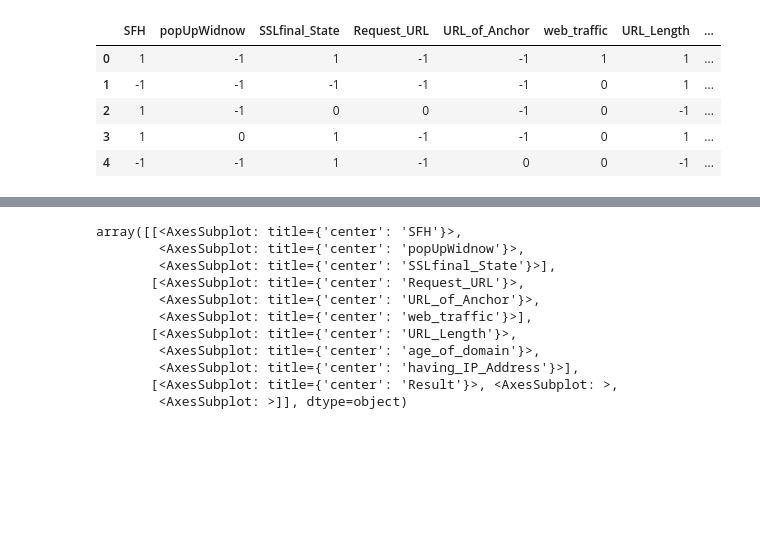
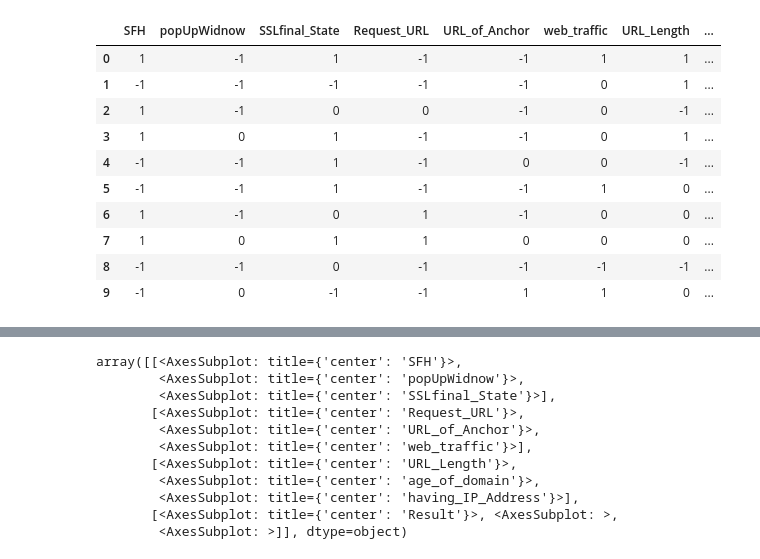
Before and after one commit to juto-shogan/Cyber-Attack, a Jupyter notebook: cyber-attack.ipynb, the cells around one changed output, grey strips where cells are left out. Drawn from its saved outputs; the diff is of its cells as text; code cells hidden in the pictures; blank space fills up the shorter version.

```diff
--- a/cyber-attack.ipynb
+++ b/cyber-attack.ipynb
@@ -4,14 +4,19 @@ import pandas as pd
 import matplotlib.pyplot as plt
 # %%
 df = pd.read_csv("phishing_data.csv")
-df.head()
+df.head(10)
 # %% [output]
 |  | SFH | popUpWidnow | SSLfinal_State | Request_URL | URL_of_Anchor | web_traffic | URL_Length | ... |
 | 0 | 1 | -1 | 1 | -1 | -1 | 1 | 1 | ... |
 | 1 | -1 | -1 | -1 | -1 | -1 | 0 | 1 | ... |
 | 2 | 1 | -1 | 0 | 0 | -1 | 0 | -1 | ... |
 | 3 | 1 | 0 | 1 | -1 | -1 | 0 | 1 | ... |
 | 4 | -1 | -1 | 1 | -1 | 0 | 0 | -1 | ... |
+| 5 | -1 | -1 | 1 | -1 | -1 | 1 | 0 | ... |
+| 6 | 1 | -1 | 0 | 1 | -1 | 0 | 0 | ... |
+| 7 | 1 | 0 | 1 | 1 | 0 | 0 | 0 | ... |
+| 8 | -1 | -1 | 0 | -1 | -1 | -1 | -1 | ... |
+| 9 | -1 | 0 | -1 | -1 | 1 | 1 | 0 | ... |
 # %%
 df.describe()
 # %% [output]
```
Also changed, not shown: parts of 10 cells of this notebook, 1 other file.
